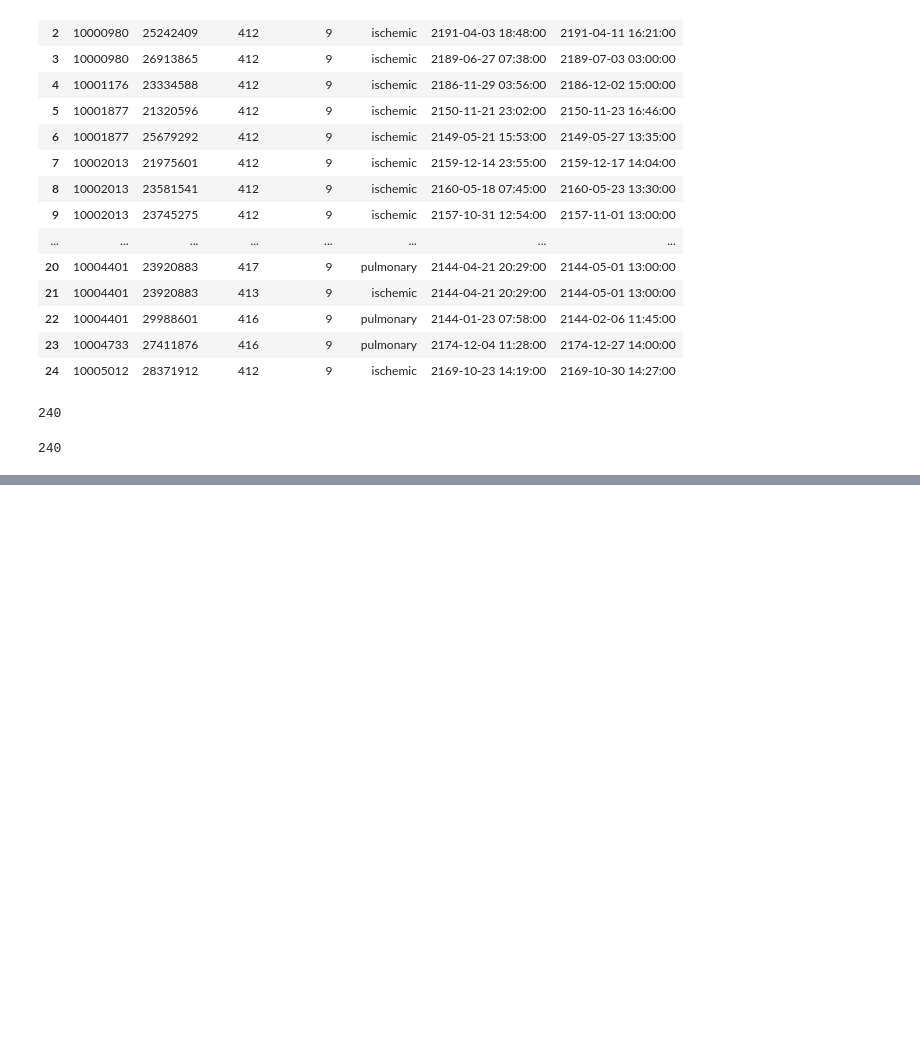
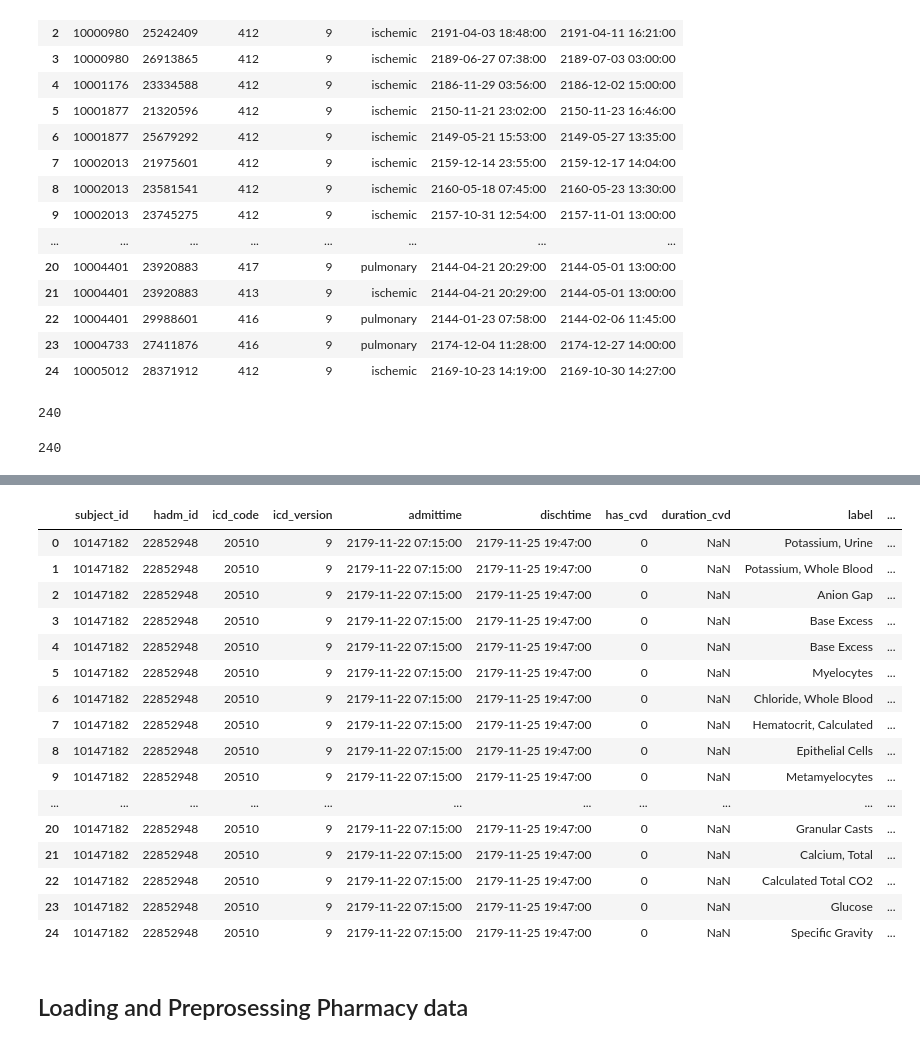
Before and after one commit to yloughribi/Internship, a Jupyter notebook: Python_script.ipynb, the cells around one changed output, grey strips where cells are left out. Drawn from its saved outputs; the diff is of its cells as text; code cells hidden in the pictures; blank space fills up the shorter version.

```diff
--- a/Python_script.ipynb
+++ b/Python_script.ipynb
@@ -327,0 +339,26 @@ fig = plt.figure(
+# %%
+lab = pd.read_csv(r'C:\Users\Yahya\Documents\GitHub\Internship\CSV_files\labevents_combined.csv')
+# %%
+diag_cml_lab = diag_cml_labeled.merge(lab, on=['subject_id', 'hadm_id'])
+# %%
+diag_cml_lab.head(25)
+# %% [output]
+|  | subject_id | hadm_id | icd_code | icd_version | admittime | dischtime | has_cvd | duration_cvd | label | ... |
+| 0 | 10147182 | 22852948 | 20510 | 9 | 2179-11-22 07:15:00 | 2179-11-25 19:47:00 | 0 | NaN | Potassium, Urine | ... |
+| 1 | 10147182 | 22852948 | 20510 | 9 | 2179-11-22 07:15:00 | 2179-11-25 19:47:00 | 0 | NaN | Potassium, Whole Blood | ... |
+| 2 | 10147182 | 22852948 | 20510 | 9 | 2179-11-22 07:15:00 | 2179-11-25 19:47:00 | 0 | NaN | Anion Gap | ... |
+| 3 | 10147182 | 22852948 | 20510 | 9 | 2179-11-22 07:15:00 | 2179-11-25 19:47:00 | 0 | NaN | Base Excess | ... |
+| 4 | 10147182 | 22852948 | 20510 | 9 | 2179-11-22 07:15:00 | 2179-11-25 19:47:00 | 0 | NaN | Base Excess | ... |
+| 5 | 10147182 | 22852948 | 20510 | 9 | 2179-11-22 07:15:00 | 2179-11-25 19:47:00 | 0 | NaN | Myelocytes | ... |
+| 6 | 10147182 | 22852948 | 20510 | 9 | 2179-11-22 07:15:00 | 2179-11-25 19:47:00 | 0 | NaN | Chloride, Whole Blood | ... |
+| 7 | 10147182 | 22852948 | 20510 | 9 | 2179-11-22 07:15:00 | 2179-11-25 19:47:00 | 0 | NaN | Hematocrit, Calculated | ... |
+| 8 | 10147182 | 22852948 | 20510 | 9 | 2179-11-22 07:15:00 | 2179-11-25 19:47:00 | 0 | NaN | Epithelial Cells | ... |
+| 9 | 10147182 | 22852948 | 20510 | 9 | 2179-11-22 07:15:00 | 2179-11-25 19:47:00 | 0 | NaN | Metamyelocytes | ... |
+| ... | ... | ... | ... | ... | ... | ... | ... | ... | ... | ... |
+| 20 | 10147182 | 22852948 | 20510 | 9 | 2179-11-22 07:15:00 | 2179-11-25 19:47:00 | 0 | NaN | Granular Casts | ... |
+| 21 | 10147182 | 22852948 | 20510 | 9 | 2179-11-22 07:15:00 | 2179-11-25 19:47:00 | 0 | NaN | Calcium, Total | ... |
+| 22 | 10147182 | 22852948 | 20510 | 9 | 2179-11-22 07:15:00 | 2179-11-25 19:47:00 | 0 | NaN | Calculated Total CO2 | ... |
+| 23 | 10147182 | 22852948 | 20510 | 9 | 2179-11-22 07:15:00 | 2179-11-25 19:47:00 | 0 | NaN | Glucose | ... |
+| 24 | 10147182 | 22852948 | 20510 | 9 | 2179-11-22 07:15:00 | 2179-11-25 19:47:00 | 0 | NaN | Specific Gravity | ... |
+# %% [markdown]
+## Loading and Preprosessing Pharmacy data
```
Also changed, not shown: parts of 22 cells of this notebook.
